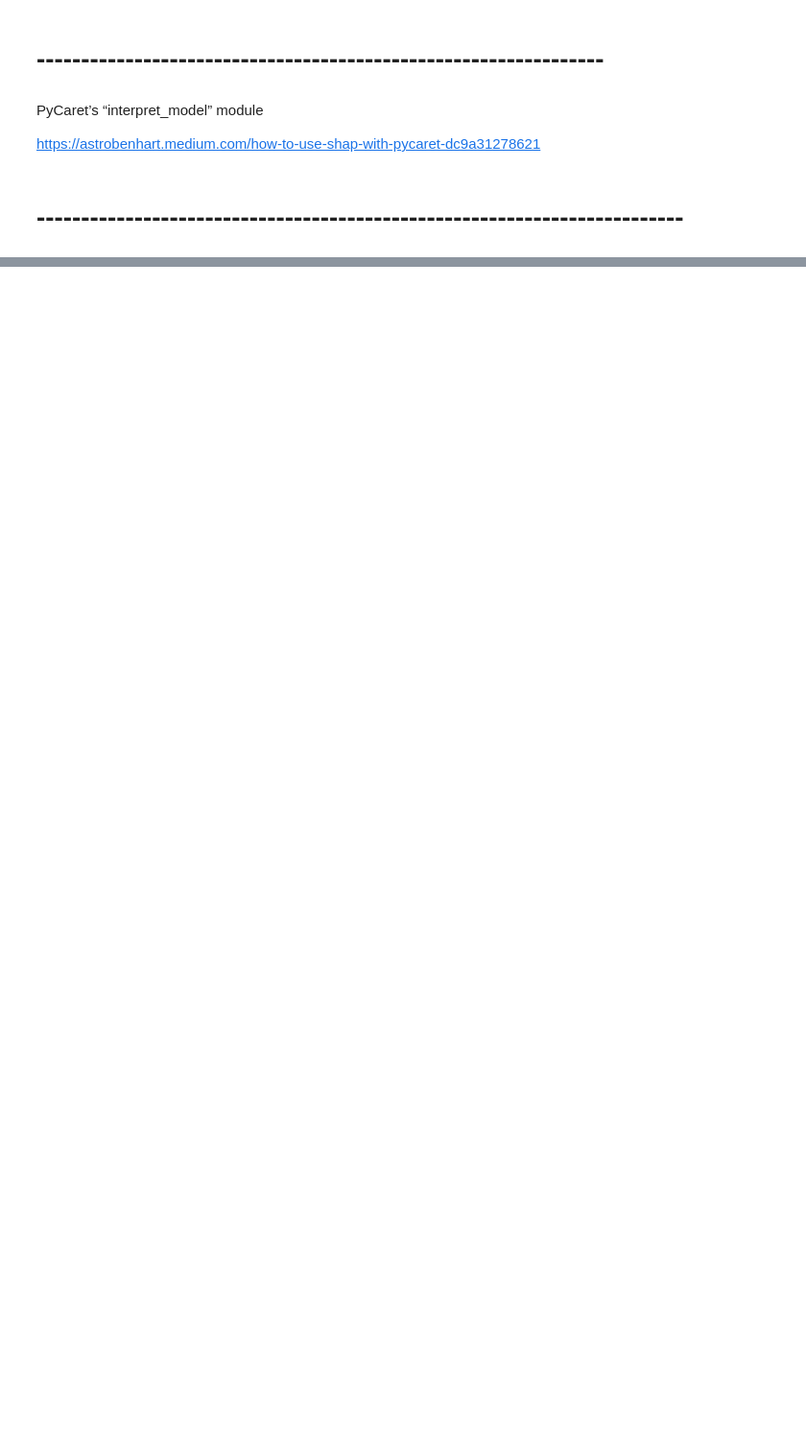
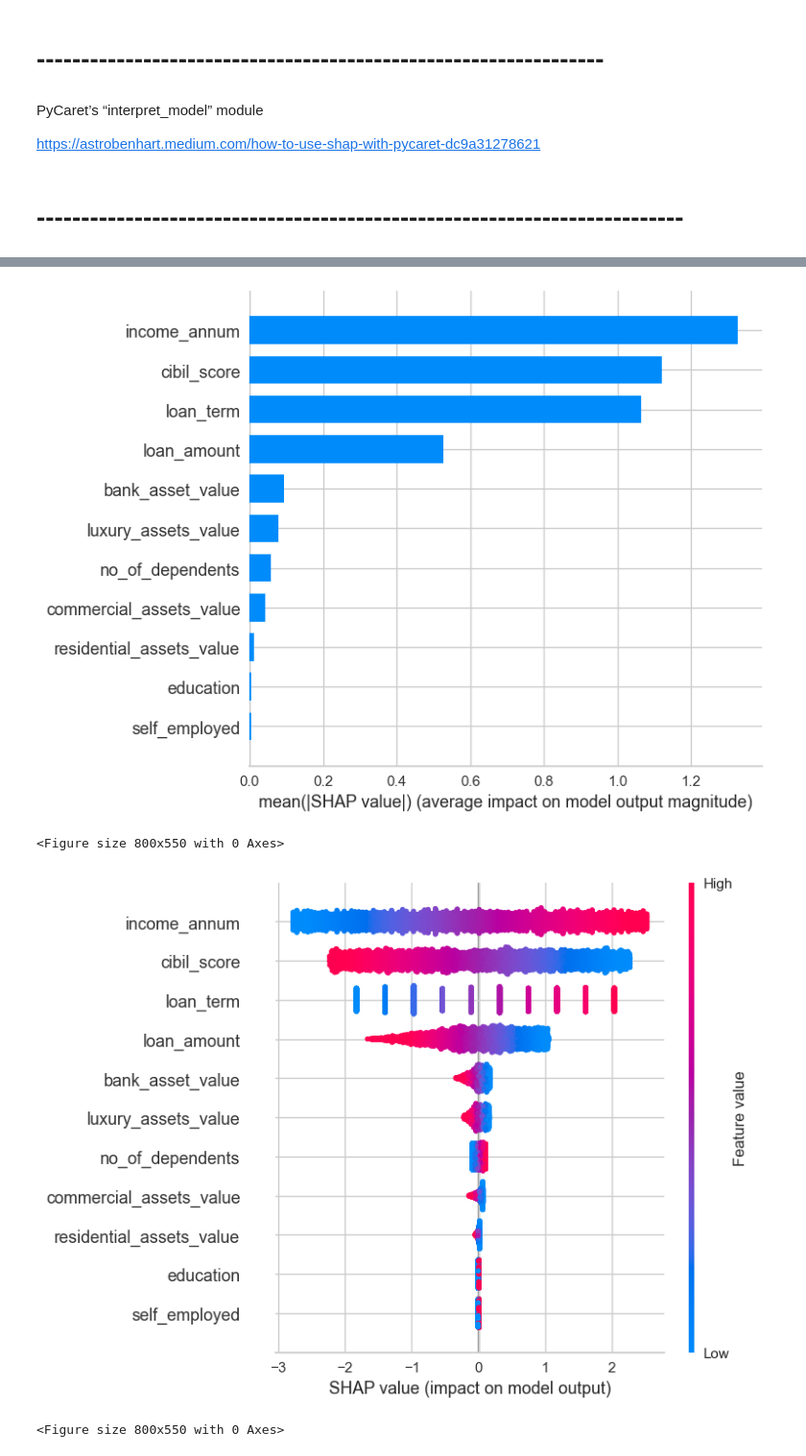
Before and after one commit to nforeroba/portfolioNFB, a Jupyter notebook: incidencias/WoE & IV/loan approval.ipynb, the cells around one changed output, grey strips where cells are left out. Shown at 96% size. Drawn from its saved outputs; the diff is of its cells as text; code cells hidden in the pictures; blank space fills up the shorter version.

```diff
--- a/incidencias/WoE & IV/loan approval.ipynb
+++ b/incidencias/WoE & IV/loan approval.ipynb
@@ -518,3 +518,40 @@ Transformation Pipeline and Model Successfully Saved
 <Figure size 1200x600 with 0 Axes>
 [figure]
 ... (20 outputs left out)
+# %%
+import pandas as pd
+import numpy as np
+from pycaret.classification import setup, create_model, finalize_model, predict_model, save_model
+import shap
+import matplotlib.pyplot as plt
+from sklearn.preprocessing import LabelEncoder
+
+# [Previous code remains the same up to SHAP analysis]
+
+# Existing SHAP analysis code
+explainer = shap.LinearExplainer(final_logreg_model, X)
+shap_values = explainer.shap_values(X)
+
+# Existing summary plots
+plt.figure(figsize=(12, 8))
+shap.summary_plot(shap_values, X, plot_type="bar")
+plt.tight_layout()
+plt.show()
+
+plt.figure(figsize=(12, 8))
+shap.summary_plot(shap_values, X)
+plt.tight_layout()
+plt.show()
+
+# New code: Dependence plots for all variables
+for feature in feature_names:
+    plt.figure(figsize=(12, 6))
+    shap.dependence_plot(feature, shap_values, X)
+    plt.title(f"Dependence Plot for {feature}")
+    plt.tight_layout()
+    plt.show()
+# %% [output]
+[figure, added]
+<Figure size 800x550 with 0 Axes>
+[figure, added]
+<Figure size 800x550 with 0 Axes>
```
Also changed, not shown: parts of 5 cells of this notebook, 1 other file.
